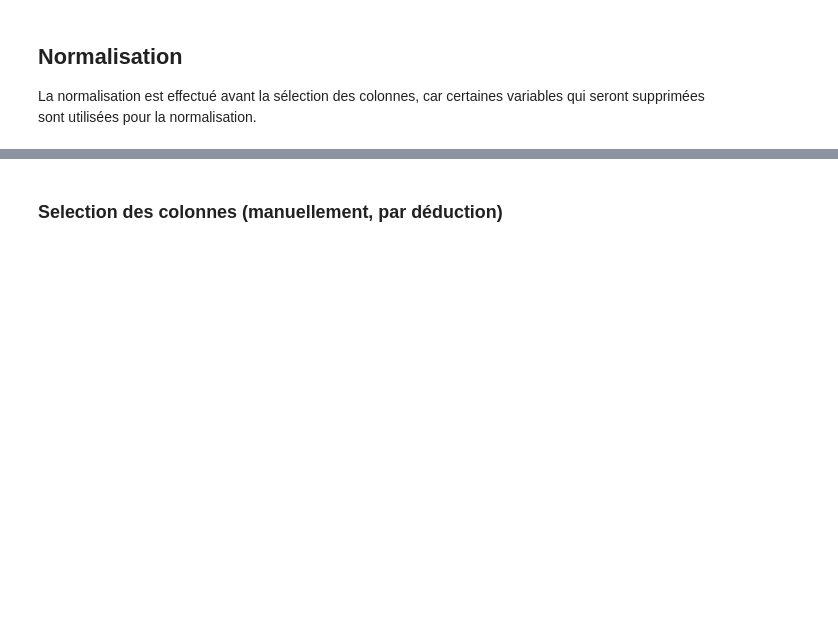
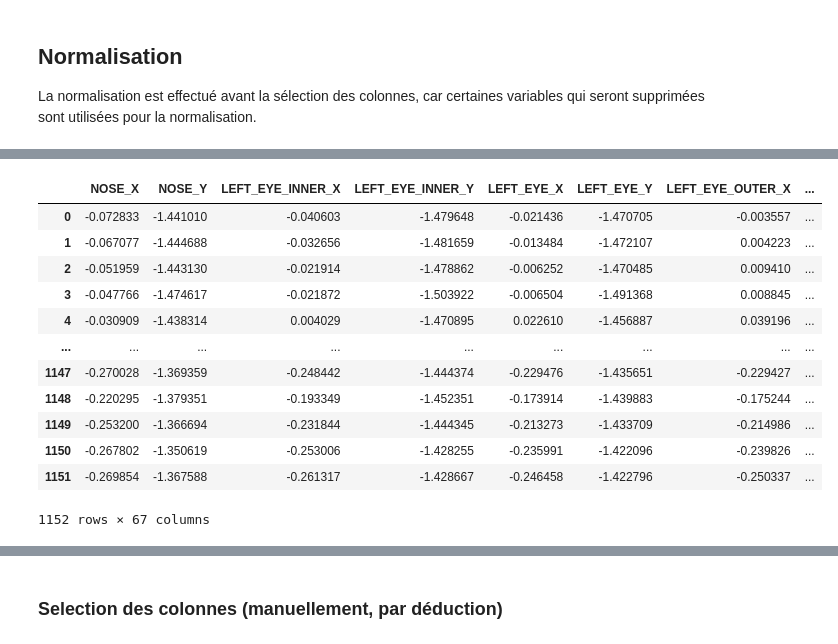
Before and after one commit to Neirpy/projet_pluri_2, a Jupyter notebook: IA/data_preprocessing.ipynb, the cells around one changed output, grey strips where cells are left out. Cells and saved outputs as stored; diff of their text form; code cells hidden in the pictures; blank space fills up the shorter version.

```diff
--- a/IA/data_preprocessing.ipynb
+++ b/IA/data_preprocessing.ipynb
@@ -53,5 +167,19 @@ df_move_normalize.describe()
 # %%
-df_speed_normalize = normalize(df_speed)
+df_speed_normalize = normalize(df_speed_augmented)
 df_speed_normalize
+# %% [output]
+|  | NOSE_X | NOSE_Y | LEFT_EYE_INNER_X | LEFT_EYE_INNER_Y | LEFT_EYE_X | LEFT_EYE_Y | LEFT_EYE_OUTER_X | ... |
+| 0 | -0.072833 | -1.441010 | -0.040603 | -1.479648 | -0.021436 | -1.470705 | -0.003557 | ... |
+| 1 | -0.067077 | -1.444688 | -0.032656 | -1.481659 | -0.013484 | -1.472107 | 0.004223 | ... |
+| 2 | -0.051959 | -1.443130 | -0.021914 | -1.478862 | -0.006252 | -1.470485 | 0.009410 | ... |
+| 3 | -0.047766 | -1.474617 | -0.021872 | -1.503922 | -0.006504 | -1.491368 | 0.008845 | ... |
+| 4 | -0.030909 | -1.438314 | 0.004029 | -1.470895 | 0.022610 | -1.456887 | 0.039196 | ... |
+| ... | ... | ... | ... | ... | ... | ... | ... | ... |
+| 1147 | -0.270028 | -1.369359 | -0.248442 | -1.444374 | -0.229476 | -1.435651 | -0.229427 | ... |
+| 1148 | -0.220295 | -1.379351 | -0.193349 | -1.452351 | -0.173914 | -1.439883 | -0.175244 | ... |
+| 1149 | -0.253200 | -1.366694 | -0.231844 | -1.444345 | -0.213273 | -1.433709 | -0.214986 | ... |
+| 1150 | -0.267802 | -1.350619 | -0.253006 | -1.428255 | -0.235991 | -1.422096 | -0.239826 | ... |
+| 1151 | -0.269854 | -1.367588 | -0.261317 | -1.428667 | -0.246458 | -1.422796 | -0.250337 | ... |
+1152 rows × 67 columns
 # %%
 df_speed_normalize.describe()
```
Also changed, not shown: parts of 25 cells of this notebook, 6 other files.
